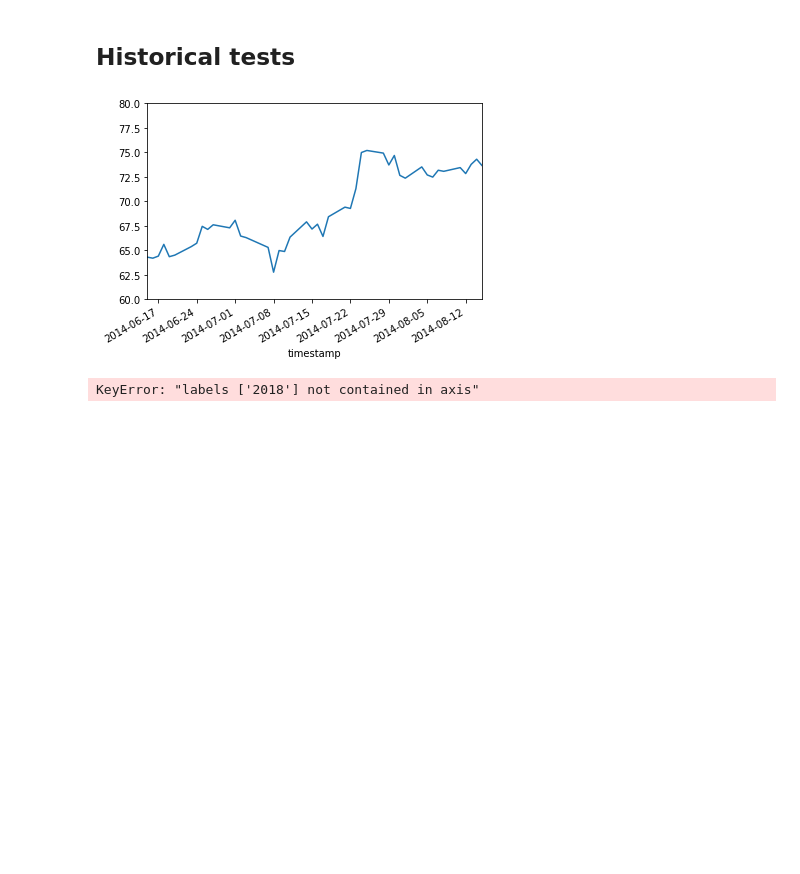
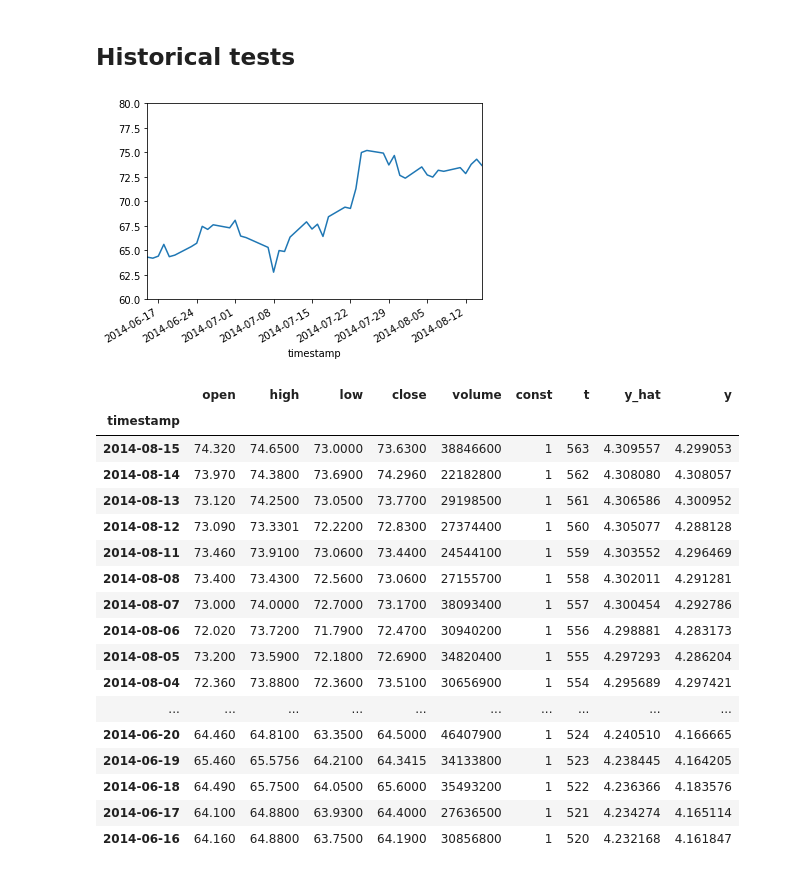
Before and after one commit to hub16/behavfinance, a Jupyter notebook: Beginnings - pricefeed.ipynb, the cells around one changed output. Drawn from its saved outputs; the diff is of its cells as text; code cells hidden in the pictures; blank space fills up the shorter version.

```diff
--- a/Beginnings - pricefeed.ipynb
+++ b/Beginnings - pricefeed.ipynb
@@ -386,41 +386,63 @@ plt.show() # will be mirrored if loaded
 
 # Keeping relevant dates
 
-# data['dates'] = data.index
+# UP TO HERE: idea is to create a new time variable and drop from there; could also drop by t directly
 
-# data.drop(pd.to_datetime('2018'))
+data = data[(data.t > 519) & (data.t < 564)]
+
+# data.drop(pd.to_datetime('2017'))
+
+# data.drop(data['2017':'2018'])
+
+# data['2014-08-15':'2014-06-15'] shows that t = [563,520]
+
+# data['date'] = data.index
 
 # data.drop(data.index['2016':'2018'])
 
 # data['2014-08-15':'2014-06-15']
 
 #PREDICTED PARAMS: tc,m,ω with different rolling 30-day windows
 
 #Full date range (hindsight):
 #One day before:
 #Two days before
 #Three days before:
 #A week before:
-
-
-
 
 # CURRENT STEPS: fit the curve for just the subset of data
 
 # Code for fitting models separately
 
 # btime = ['2014-06-15','2014-08-15']
 # data = data[data['date'].isin(btime)]
 
 # Spare code
 
 #del df['column_name'] - code for deleting variables
 # - code for deleting obs
 
 # Current to-dos: plot a given set of data; not enough obs to do daily?; other way to get fin; change 'data' refs to 'df'
 # Other next steps; iterative fitting
 
 # New way to get fin data: https://jakevdp.github.io/PythonDataScienceHandbook/03.11-working-with-time-series.html
 # %% [output]
 [figure]
-KeyError: "labels ['2018'] not contained in axis"
+|  | open | high | low | close | volume | const | t | y_hat | y |
+| timestamp |  |  |  |  |  |  |  |  |  |
+| 2014-08-15 | 74.320 | 74.6500 | 73.0000 | 73.6300 | 38846600 | 1 | 563 | 4.309557 | 4.299053 |
+| 2014-08-14 | 73.970 | 74.3800 | 73.6900 | 74.2960 | 22182800 | 1 | 562 | 4.308080 | 4.308057 |
+| 2014-08-13 | 73.120 | 74.2500 | 73.0500 | 73.7700 | 29198500 | 1 | 561 | 4.306586 | 4.300952 |
+| 2014-08-12 | 73.090 | 73.3301 | 72.2200 | 72.8300 | 27374400 | 1 | 560 | 4.305077 | 4.288128 |
+| 2014-08-11 | 73.460 | 73.9100 | 73.0600 | 73.4400 | 24544100 | 1 | 559 | 4.303552 | 4.296469 |
+| 2014-08-08 | 73.400 | 73.4300 | 72.5600 | 73.0600 | 27155700 | 1 | 558 | 4.302011 | 4.291281 |
+| 2014-08-07 | 73.000 | 74.0000 | 72.7000 | 73.1700 | 38093400 | 1 | 557 | 4.300454 | 4.292786 |
+| 2014-08-06 | 72.020 | 73.7200 | 71.7900 | 72.4700 | 30940200 | 1 | 556 | 4.298881 | 4.283173 |
+| 2014-08-05 | 73.200 | 73.5900 | 72.1800 | 72.6900 | 34820400 | 1 | 555 | 4.297293 | 4.286204 |
+| 2014-08-04 | 72.360 | 73.8800 | 72.3600 | 73.5100 | 30656900 | 1 | 554 | 4.295689 | 4.297421 |
+| ... | ... | ... | ... | ... | ... | ... | ... | ... | ... |
+| 2014-06-20 | 64.460 | 64.8100 | 63.3500 | 64.5000 | 46407900 | 1 | 524 | 4.240510 | 4.166665 |
+| 2014-06-19 | 65.460 | 65.5756 | 64.2100 | 64.3415 | 34133800 | 1 | 523 | 4.238445 | 4.164205 |
+| 2014-06-18 | 64.490 | 65.7500 | 64.0500 | 65.6000 | 35493200 | 1 | 522 | 4.236366 | 4.183576 |
+| 2014-06-17 | 64.100 | 64.8800 | 63.9300 | 64.4000 | 27636500 | 1 | 521 | 4.234274 | 4.165114 |
+| 2014-06-16 | 64.160 | 64.8800 | 63.7500 | 64.1900 | 30856800 | 1 | 520 | 4.232168 | 4.161847 |
```
Also changed, not shown: parts of 1 cell of this notebook.
